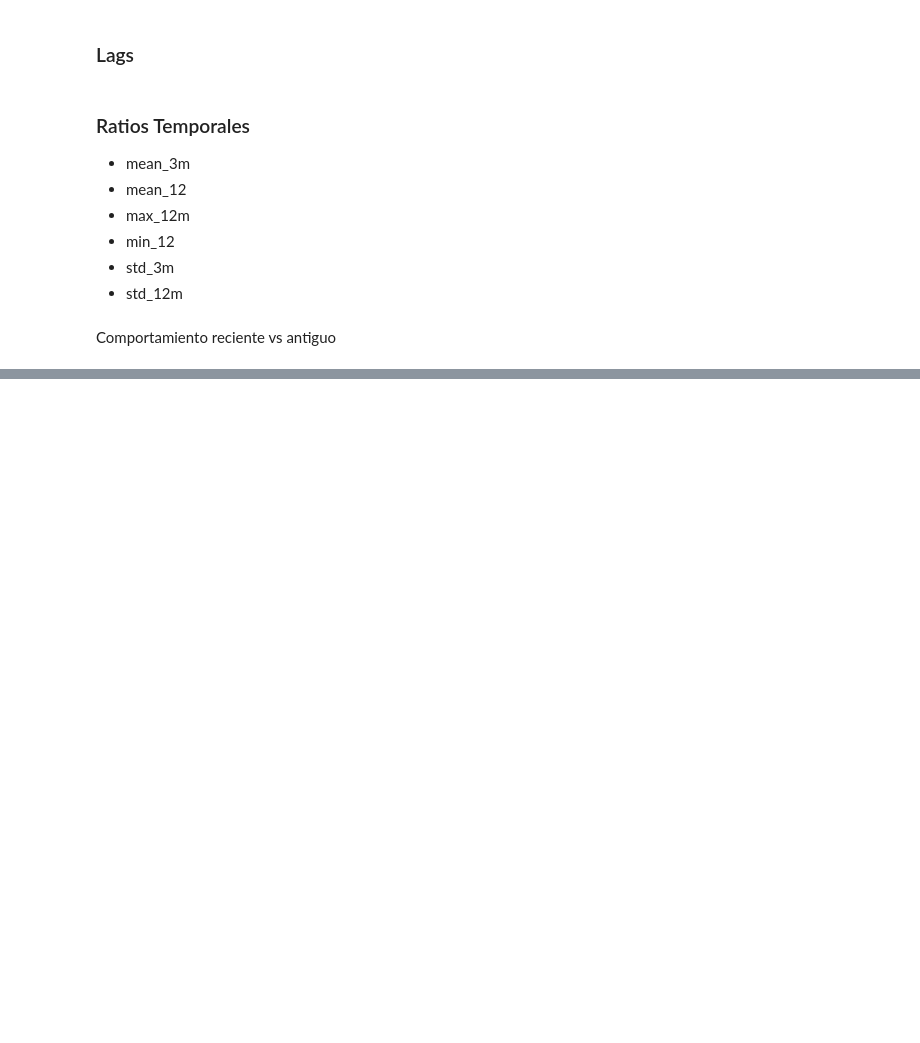
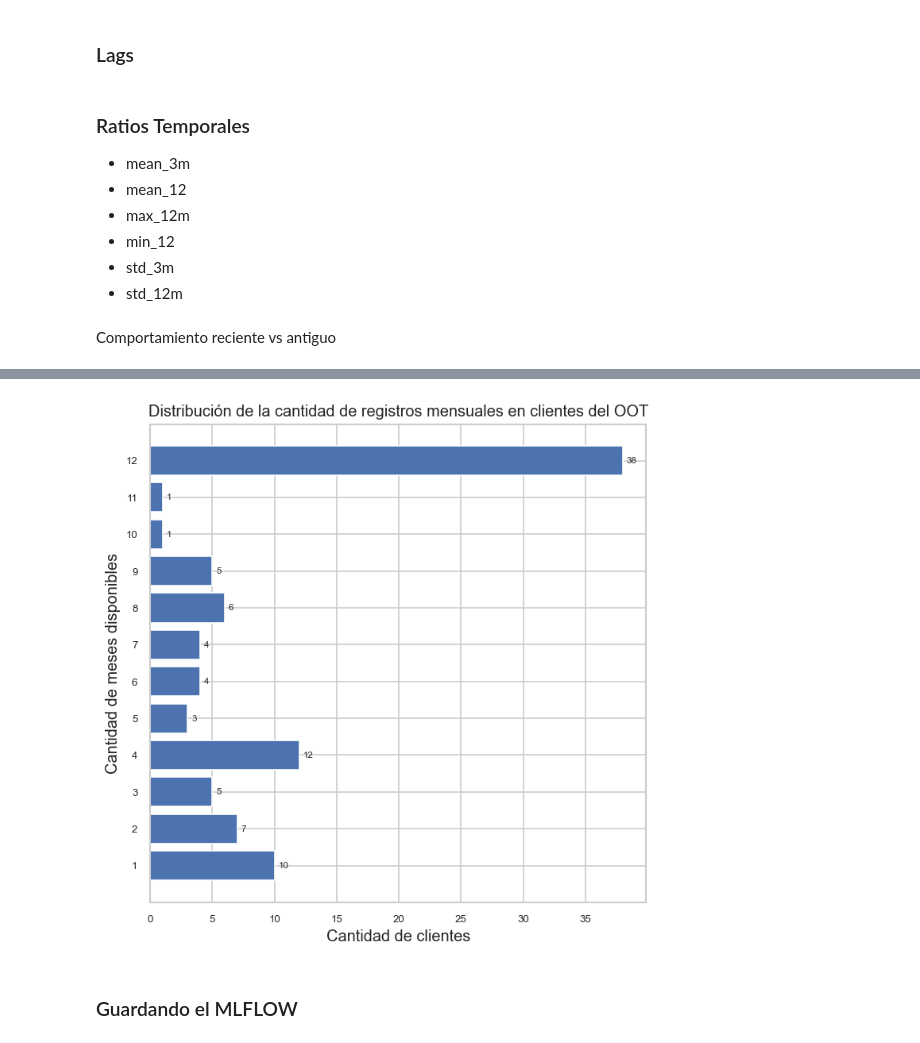
Before and after one commit to davidrodriguez2712/proyecto-3-prediccion-churn, a Jupyter notebook: notebooks/02_feature_engineering.ipynb, the cells around one changed output, grey strips where cells are left out. Saved outputs shown, nothing was run; the diff lists cells and outputs as text; code cells hidden in the pictures; blank space fills up the shorter version.

```diff
--- a/notebooks/02_feature_engineering.ipynb
+++ b/notebooks/02_feature_engineering.ipynb
@@ -478,0 +725,27 @@ df_train.head(15)
+# %%
+## Replicar Pipeline para OOT
+
+history = df_oot.groupby('customer_id').size().value_counts().sort_index()
+
+fig, ax = plt.subplots(1,1, figsize = (6, 6))
+bar_label = ax.barh(
+    history.index[::-1],
+    history.values[::-1],
+)
+ax.bar_label(bar_label, fmt= '%d', padding= 3, fontsize =7)
+ax.set_title('Distribución de la cantidad de registros mensuales en clientes del OOT')
+ax.set_ylabel('Cantidad de meses disponibles')
+ax.set_xlabel('Cantidad de clientes')
+ax.tick_params(axis= 'x', labelsize = 8)
+ax.tick_params(axis= 'y', labelsize = 8)
+ax.set_yticks(history.index[::-1])
+plt.tight_layout()
+fig.savefig(
+    '../artifacts/feature_engineering/distribucion_registros_oot.png',
+    dpi = 300,
+    bbox_inches = 'tight',
+    facecolor = 'white'
+)
+plt.show()
+# %% [output]
+[figure, added]
@@ -478,0 +1051,2 @@ df_train.head(15)
+# %% [markdown]
+### Guardando el MLFLOW
```
Also changed, not shown: parts of 23 cells of this notebook, 8 other files.
